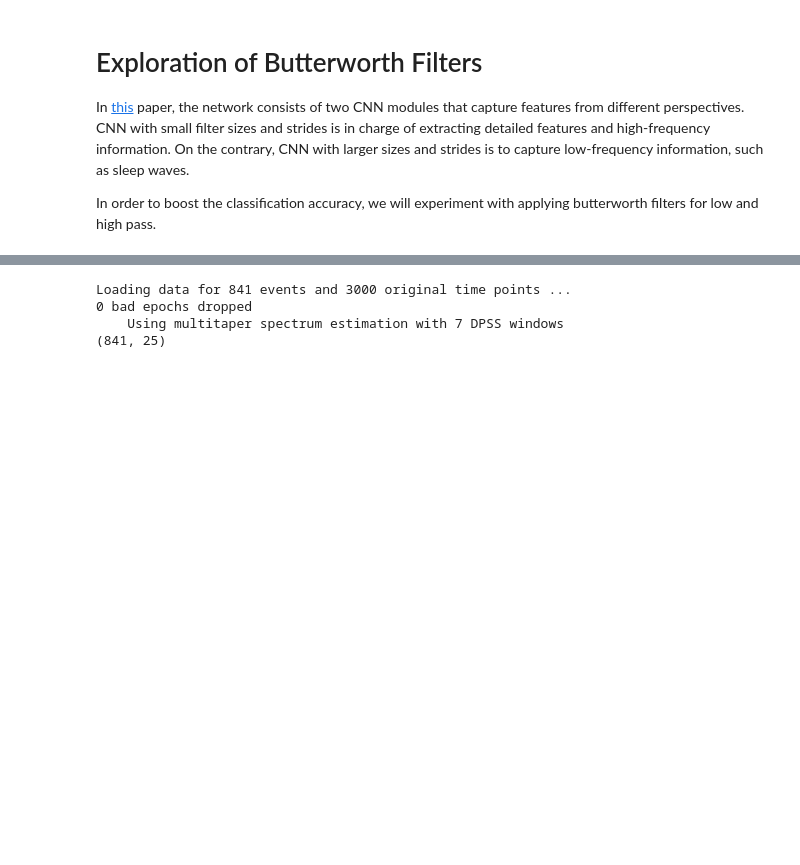
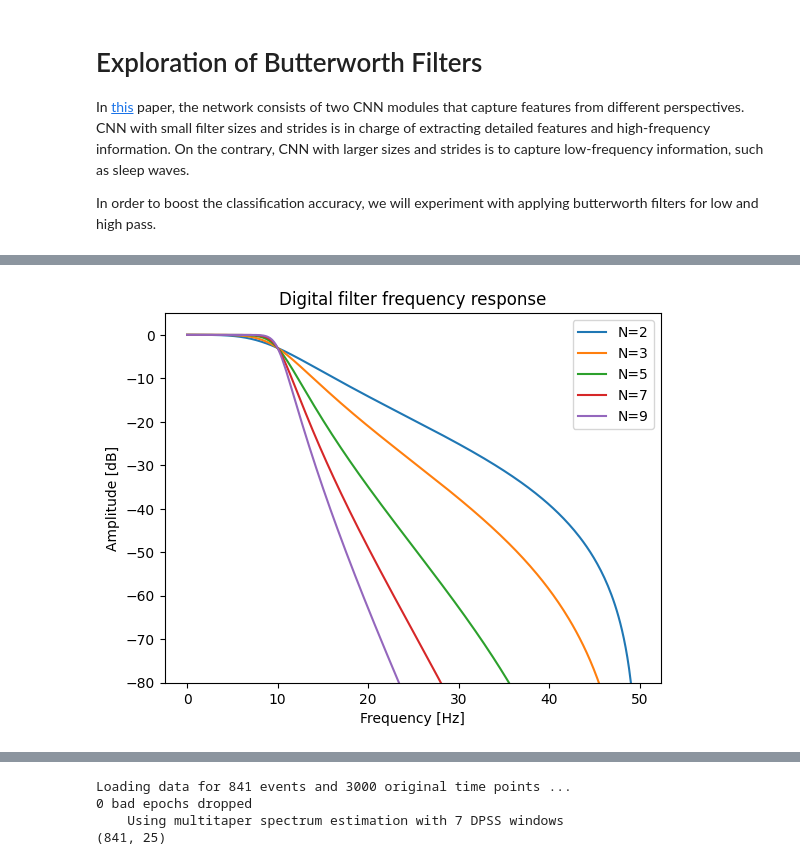
Before and after one commit to derekjohnsonva/dsp_final_project, a Jupyter notebook: butterworth.ipynb, the cells around one changed output, grey strips where cells are left out. Drawn from its saved outputs; the diff is of its cells as text; code cells hidden in the pictures; blank space fills up the shorter version.

```diff
--- a/butterworth.ipynb
+++ b/butterworth.ipynb
@@ -12,0 +20,47 @@ from mne.datasets.sleep_physionet.age import fetch_data
+# %%
+from typing import Tuple
+
+def butterworth(N: int, fc: float, fs: float) -> Tuple[np.ndarray, np.ndarray]:
+    """Return the numerator and denominator of the Butterworth filter.
+
+    Args:
+        N (int): filter order
+        fc (float): cutoff frequency in Hz
+        fs (float): sample frequency in Hz
+
+    Returns:
+        Tuple[np.ndarray, np.ndarray]: [b, a] the numerator and denominator coefficients
+    """
+    if fc >= fs / 2:
+        raise ValueError("Cutoff frequency must be less than half the sample frequency.")
+    # Find the poles of the analog filter
+    k = np.arange(1, N + 1)
+    theta =  (2 * k - 1) * np.pi / (2 * N)
+    pa = -np.sin(theta) + 1j * np.cos(theta)
+    # scale the poles in frequency
+    Fc = fs/np.pi * np.tan(np.pi * fc / fs)
+    pa = pa*2*np.pi*Fc
+    # find the coefficients of the digital filter
+    p = (1 + pa/(2*fs)) / (1 - pa/(2*fs))
+    q = -np.ones(N)
+
+    a = np.poly(p)
+    a = np.real(a)
+    b = np.poly(q)
+    K = np.sum(a) / np.sum(b)
+    b = b*K
+    return b, a
+fig, ax = plt.subplots()
+for N in [2, 3, 5, 7, 9]:
+    b, a = butterworth(N, 10, 100)
+    w, h = signal.freqz(b, a, worN=256, fs=100)
+    # convert w to Hz
+    ax.plot(w, 20 * np.log10(abs(h)), label=f'N={N}')
+ax.legend(loc='best')
+ax.set_title('Digital filter frequency response')
+ax.set_ylim(-80, 5)
+ax.set_ylabel('Amplitude [dB]')
+ax.set_xlabel('Frequency [Hz]')
+plt.show()
+# %% [output]
+[figure, added]
```
Also changed, not shown: parts of 9 cells of this notebook, 1 other file.
